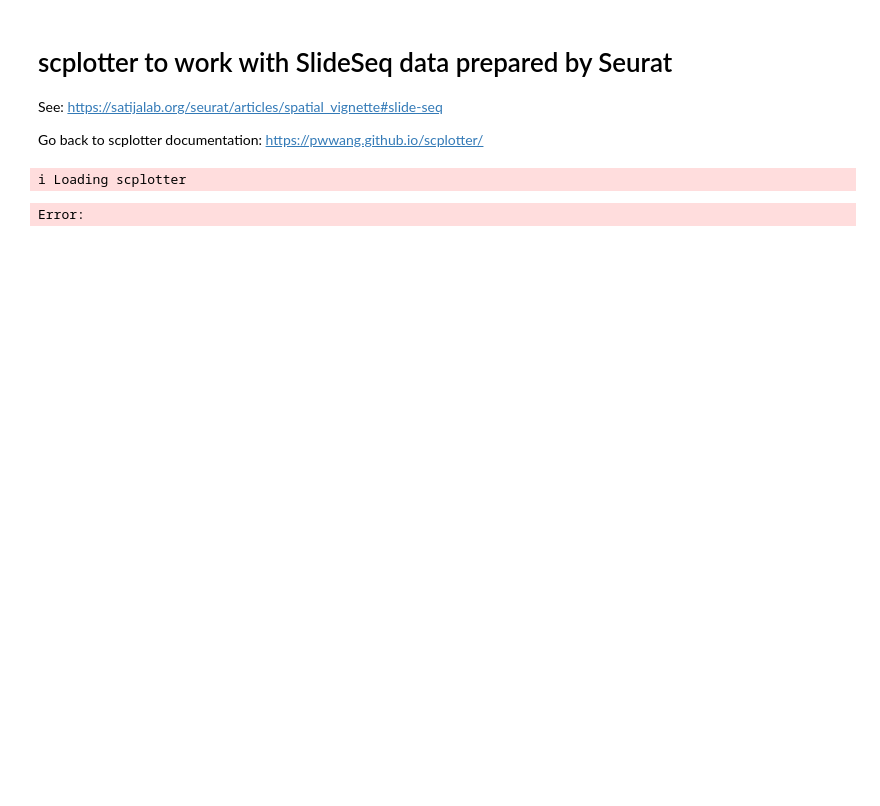
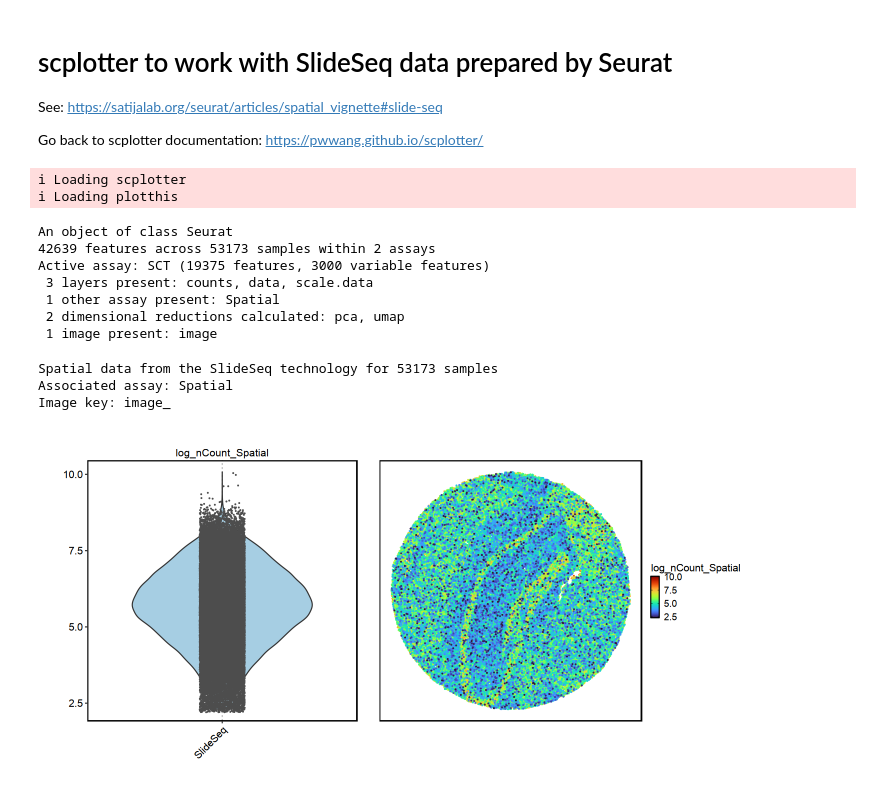
Before and after one commit to pwwang/scplotter, a Jupyter notebook: notebooks/spatial/Seurat.SlideSeq.ipynb, the cells around one changed output. Saved outputs shown, nothing was run; the diff lists cells and outputs as text; code cells hidden in the pictures; blank space fills up the shorter version.

Commit message:
feat(spatial): add Spatial.Seurat.SlideSeq

```diff
--- a/notebooks/spatial/Seurat.SlideSeq.ipynb
+++ b/notebooks/spatial/Seurat.SlideSeq.ipynb
@@ -5,6 +5,7 @@ See: <https://satijalab.org/seurat/articles/spatial_vignette#slide-seq>
 
 Go back to scplotter documentation: <https://pwwang.github.io/scplotter/>
 # %%
+options(future.globals.maxSize = 512 * 1024^3) # 512 GB
 suppressPackageStartupMessages({
     library(Seurat)
     library(SeuratData)
@@ -12,6 +13,7 @@ suppressPackageStartupMessages({
 # Load the scplotter package
 # library(scplotter)
 devtools::load_all()
+# devtools::load_all("../../../plotthis")
 
 suppressWarnings(suppressMessages({
     # InstallData("ssHippo")
@@ -23,14 +25,31 @@ suppressWarnings(suppressMessages({
     slide.seq <- FindNeighbors(slide.seq, dims = 1:30)
     slide.seq <- FindClusters(slide.seq, resolution = 0.3, verbose = FALSE)
 }))
+# slide.seq <- qs2::qs_read("data/slide.seq.qs")
 slide.seq
 # %% [output]
 ℹ Loading scplotter
+ℹ Loading plotthis
-Error:
+An object of class Seurat
+42639 features across 53173 samples within 2 assays
+Active assay: SCT (19375 features, 3000 variable features)
+ 3 layers present: counts, data, scale.data
+ 1 other assay present: Spatial
+ 2 dimensional reductions calculated: pca, umap
+ 1 image present: image
+# %%
+slide.seq@images$image@
+# %% [output]
+Spatial data from the SlideSeq technology for 53173 samples
+Associated assay: Spatial
+Image key: image_
 # %%
+options(repr.plot.width = 12, repr.plot.height = 6)
 slide.seq$log_nCount_Spatial <- log(slide.seq$nCount_Spatial)
 p1 <- FeatureStatPlot(slide.seq, features = "log_nCount_Spatial",
     ident = "orig.ident", add_point = TRUE, legend.position = "none")
-p2 <- SpatialFeaturePlot(slide.seq, features = "log_nCount_Spatial")
+p2 <- SpatialFeaturePlot(slide.seq, features = "log_nCount_Spatial", points_size = 0.5)
 
 p1 + p2
+# %% [output]
+[figure, added]
```
Also changed, not shown: parts of 3 cells of this notebook, 6 other files.
